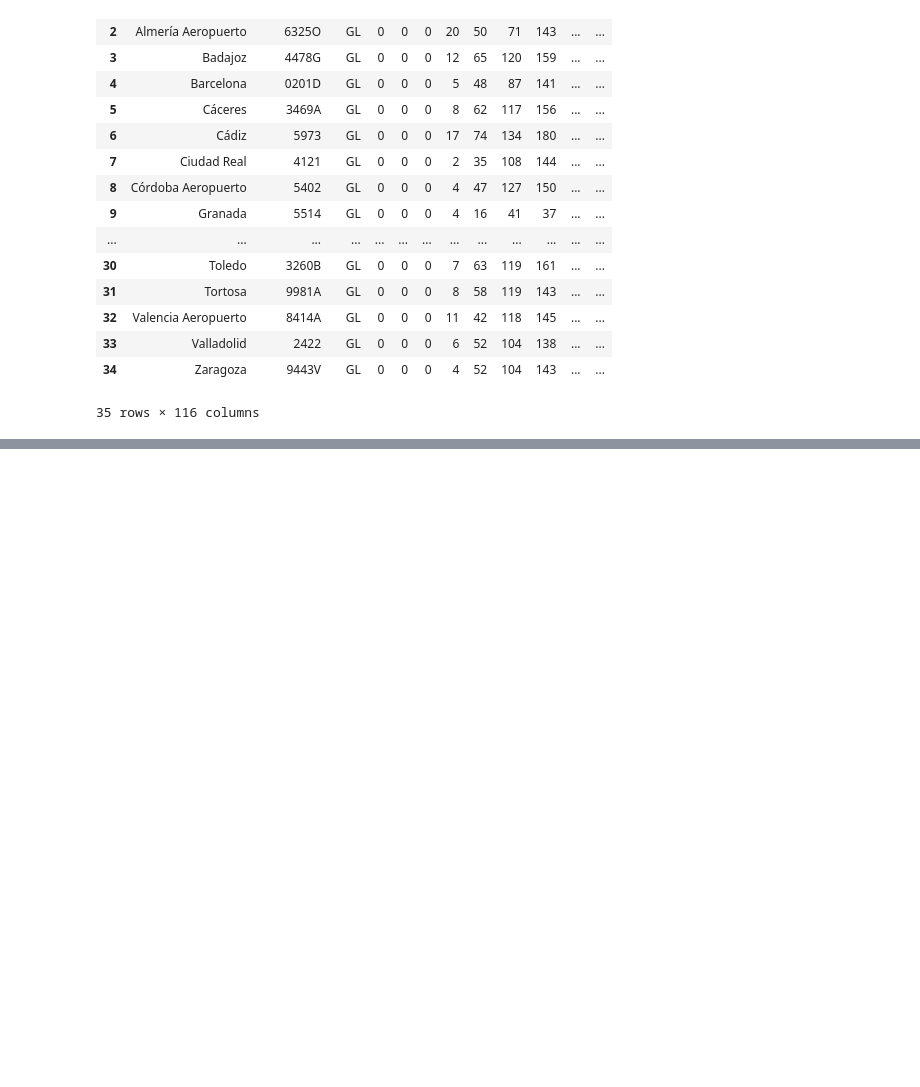
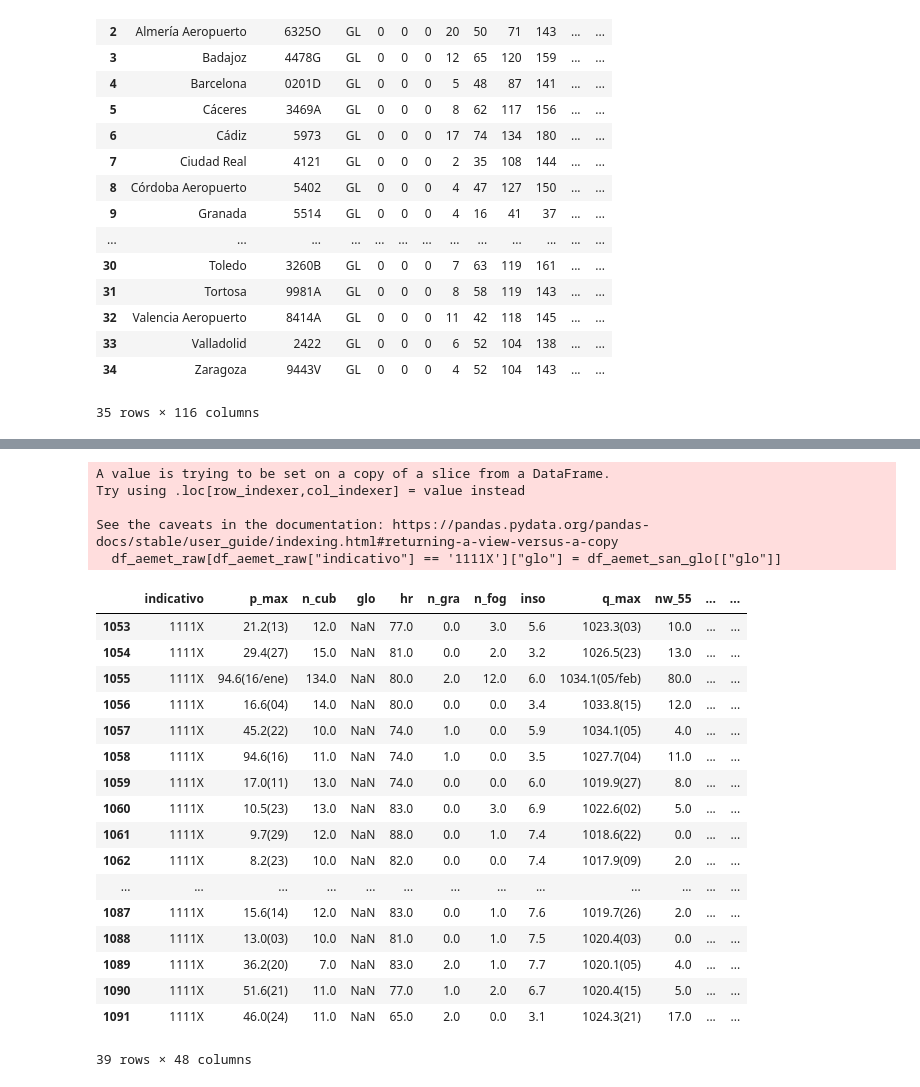
Before and after one commit to jonkar-diazperez/ML_JCDP, a Jupyter notebook: Pruebas.ipynb, the cells around one changed output, grey strips where cells are left out. Saved outputs shown, nothing was run; the diff lists cells and outputs as text; code cells hidden in the pictures; blank space fills up the shorter version.

```diff
--- a/Pruebas.ipynb
+++ b/Pruebas.ipynb
@@ -26,0 +388,2 @@ df_aemet
+# %%
+df_aemet_raw["Mes"] = df_aemet_fechas[1]
@@ -26,0 +468,31 @@ df_aemet
+# %%
+df_aemet_raw[df_aemet_raw["indicativo"] == '1111X']["glo"] = df_aemet_san_glo[["glo"]]
+# %% [output]
+A value is trying to be set on a copy of a slice from a DataFrame.
+Try using .loc[row_indexer,col_indexer] = value instead
+
+See the caveats in the documentation: https://pandas.pydata.org/pandas-docs/stable/user_guide/indexing.html#returning-a-view-versus-a-copy
+  df_aemet_raw[df_aemet_raw["indicativo"] == '1111X']["glo"] = df_aemet_san_glo[["glo"]]
+# %%
+df_aemet_raw.loc[df_aemet_raw["indicativo"] == '1111X',"glo"] = df_aemet_san_glo["glo"]
+# %%
+df_aemet_raw.loc[df_aemet_raw["indicativo"] == '1111X']
+# %% [output]
+|  | indicativo | p_max | n_cub | glo | hr | n_gra | n_fog | inso | q_max | nw_55 | ... | ... |
+| 1053 | 1111X | 21.2(13) | 12.0 | NaN | 77.0 | 0.0 | 3.0 | 5.6 | 1023.3(03) | 10.0 | ... | ... |
+| 1054 | 1111X | 29.4(27) | 15.0 | NaN | 81.0 | 0.0 | 2.0 | 3.2 | 1026.5(23) | 13.0 | ... | ... |
+| 1055 | 1111X | 94.6(16/ene) | 134.0 | NaN | 80.0 | 2.0 | 12.0 | 6.0 | 1034.1(05/feb) | 80.0 | ... | ... |
+| 1056 | 1111X | 16.6(04) | 14.0 | NaN | 80.0 | 0.0 | 0.0 | 3.4 | 1033.8(15) | 12.0 | ... | ... |
+| 1057 | 1111X | 45.2(22) | 10.0 | NaN | 74.0 | 1.0 | 0.0 | 5.9 | 1034.1(05) | 4.0 | ... | ... |
+| 1058 | 1111X | 94.6(16) | 11.0 | NaN | 74.0 | 1.0 | 0.0 | 3.5 | 1027.7(04) | 11.0 | ... | ... |
+| 1059 | 1111X | 17.0(11) | 13.0 | NaN | 74.0 | 0.0 | 0.0 | 6.0 | 1019.9(27) | 8.0 | ... | ... |
+| 1060 | 1111X | 10.5(23) | 13.0 | NaN | 83.0 | 0.0 | 3.0 | 6.9 | 1022.6(02) | 5.0 | ... | ... |
+| 1061 | 1111X | 9.7(29) | 12.0 | NaN | 88.0 | 0.0 | 1.0 | 7.4 | 1018.6(22) | 0.0 | ... | ... |
+| 1062 | 1111X | 8.2(23) | 10.0 | NaN | 82.0 | 0.0 | 0.0 | 7.4 | 1017.9(09) | 2.0 | ... | ... |
+| ... | ... | ... | ... | ... | ... | ... | ... | ... | ... | ... | ... | ... |
+| 1087 | 1111X | 15.6(14) | 12.0 | NaN | 83.0 | 0.0 | 1.0 | 7.6 | 1019.7(26) | 2.0 | ... | ... |
+| 1088 | 1111X | 13.0(03) | 10.0 | NaN | 81.0 | 0.0 | 1.0 | 7.5 | 1020.4(03) | 0.0 | ... | ... |
+| 1089 | 1111X | 36.2(20) | 7.0 | NaN | 83.0 | 2.0 | 1.0 | 7.7 | 1020.1(05) | 4.0 | ... | ... |
+| 1090 | 1111X | 51.6(21) | 11.0 | NaN | 77.0 | 1.0 | 2.0 | 6.7 | 1020.4(15) | 5.0 | ... | ... |
+| 1091 | 1111X | 46.0(24) | 11.0 | NaN | 65.0 | 2.0 | 0.0 | 3.1 | 1024.3(21) | 17.0 | ... | ... |
+39 rows × 48 columns
```
Also changed, not shown: parts of 39 cells of this notebook, 46 other files.
